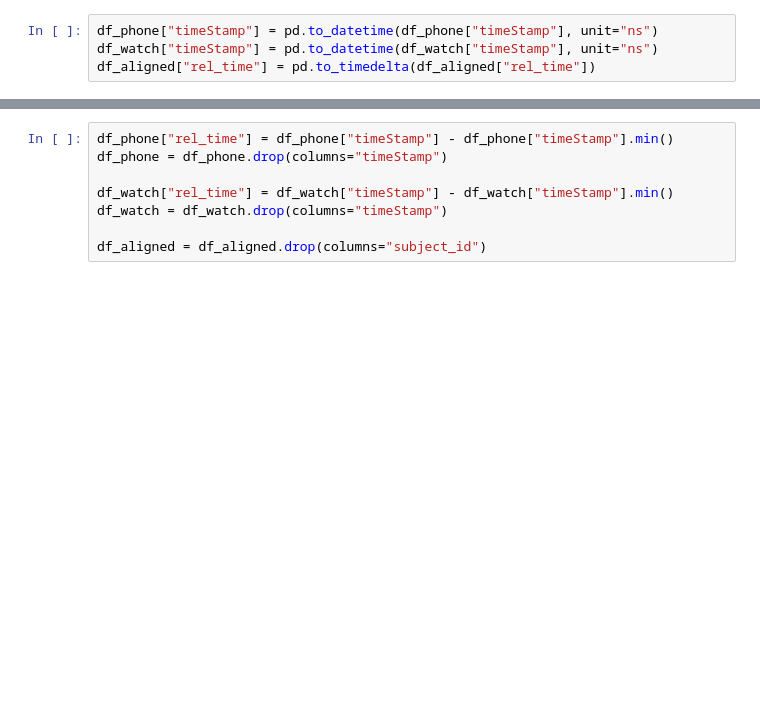
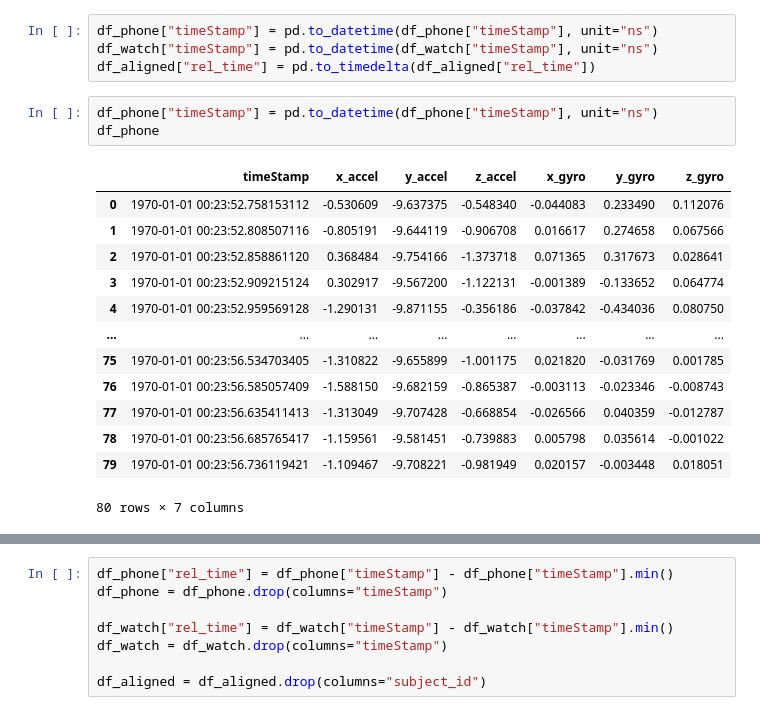
Before and after one commit to netinova/wisdm-activity-predictor, a Jupyter notebook: notebooks/pipeline.ipynb, the cells around one changed output, grey strips where cells are left out. Drawn from its saved outputs; the diff is of its cells as text; blank space fills up the shorter version.

```diff
--- a/notebooks/pipeline.ipynb
+++ b/notebooks/pipeline.ipynb
@@ -14,3 +14,20 @@ df_aligned = pd.read_csv("../data/test/test_aligned(8s).csv")
 df_phone["timeStamp"] = pd.to_datetime(df_phone["timeStamp"], unit="ns")
 df_watch["timeStamp"] = pd.to_datetime(df_watch["timeStamp"], unit="ns")
 df_aligned["rel_time"] = pd.to_timedelta(df_aligned["rel_time"])
+# %%
+df_phone["timeStamp"] = pd.to_datetime(df_phone["timeStamp"], unit="ns")
+df_phone
+# %% [output]
+|  | timeStamp | x_accel | y_accel | z_accel | x_gyro | y_gyro | z_gyro |
+| 0 | 1970-01-01 00:23:52.758153112 | -0.530609 | -9.637375 | -0.548340 | -0.044083 | 0.233490 | 0.112076 |
+| 1 | 1970-01-01 00:23:52.808507116 | -0.805191 | -9.644119 | -0.906708 | 0.016617 | 0.274658 | 0.067566 |
+| 2 | 1970-01-01 00:23:52.858861120 | 0.368484 | -9.754166 | -1.373718 | 0.071365 | 0.317673 | 0.028641 |
+| 3 | 1970-01-01 00:23:52.909215124 | 0.302917 | -9.567200 | -1.122131 | -0.001389 | -0.133652 | 0.064774 |
+| 4 | 1970-01-01 00:23:52.959569128 | -1.290131 | -9.871155 | -0.356186 | -0.037842 | -0.434036 | 0.080750 |
+| ... | ... | ... | ... | ... | ... | ... | ... |
+| 75 | 1970-01-01 00:23:56.534703405 | -1.310822 | -9.655899 | -1.001175 | 0.021820 | -0.031769 | 0.001785 |
+| 76 | 1970-01-01 00:23:56.585057409 | -1.588150 | -9.682159 | -0.865387 | -0.003113 | -0.023346 | -0.008743 |
+| 77 | 1970-01-01 00:23:56.635411413 | -1.313049 | -9.707428 | -0.668854 | -0.026566 | 0.040359 | -0.012787 |
+| 78 | 1970-01-01 00:23:56.685765417 | -1.159561 | -9.581451 | -0.739883 | 0.005798 | 0.035614 | -0.001022 |
+| 79 | 1970-01-01 00:23:56.736119421 | -1.109467 | -9.708221 | -0.981949 | 0.020157 | -0.003448 | 0.018051 |
+80 rows × 7 columns
```
Also changed, not shown: parts of 7 cells of this notebook, 8 other files.
